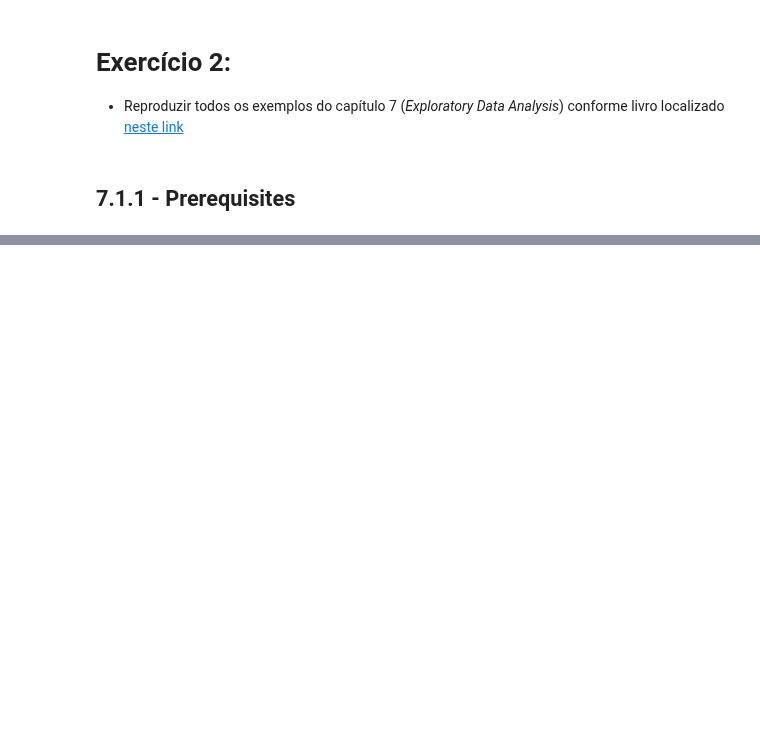
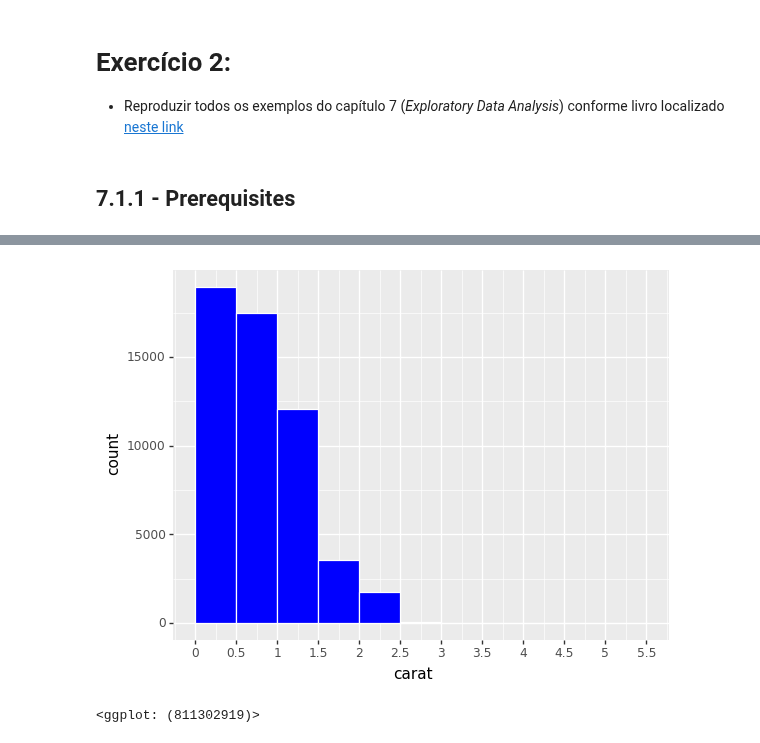
Before and after one commit to pdcos/analise_visual_ciencia_de_dados, a Jupyter notebook: participacao_6/solutions_6.ipynb, the cells around one changed output, grey strips where cells are left out. Cells and saved outputs as stored; diff of their text form; code cells hidden in the pictures; blank space fills up the shorter version.

```diff
--- a/participacao_6/solutions_6.ipynb
+++ b/participacao_6/solutions_6.ipynb
@@ -40,0 +71,10 @@ Successfully installed typing_extensions-4.7.1
+# %%
+plot = (
+    ggplot(diamonds, aes(x="carat"))
+    + geom_histogram(binwidth=0.5, fill="blue", color='white', boundary=0)
+    + scale_x_continuous(limits=(0, 5.5), breaks=[x * 0.5 for x in range(12)])
+)
+plot
+# %% [output]
+[figure, added]
+<ggplot: (811302919)>
```
Also changed, not shown: parts of 30 cells of this notebook.
